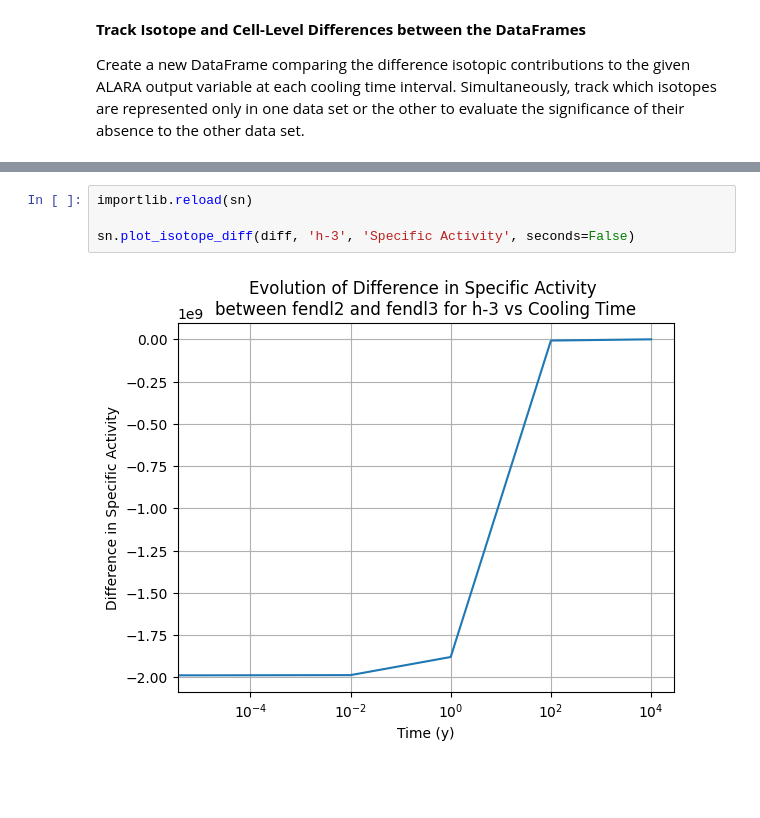
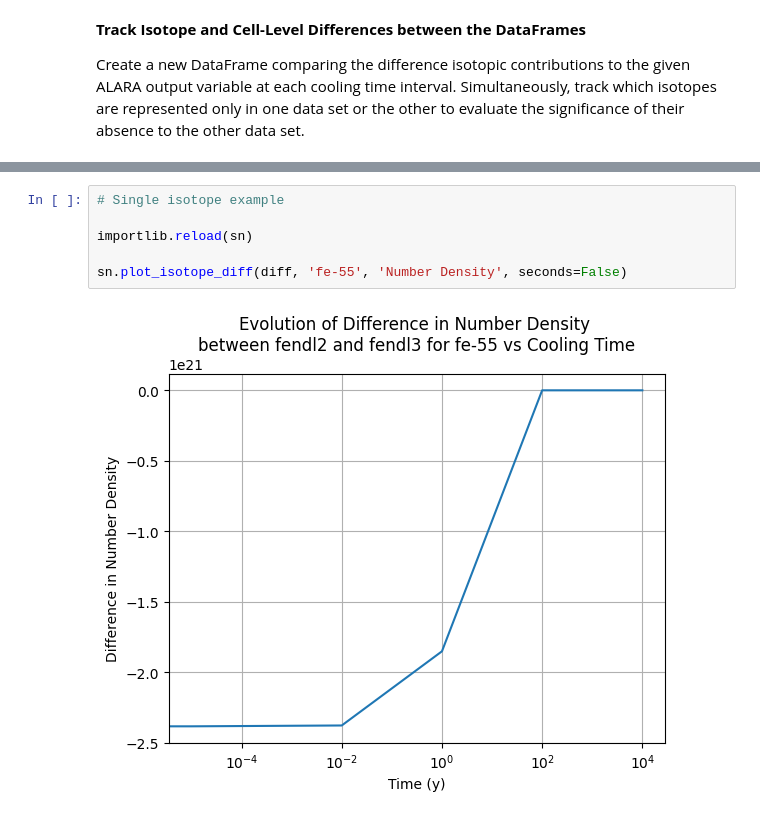
Before and after one commit to svalinn/ALARA, a Jupyter notebook: tools/single_nuc_notebook.ipynb, the cells around one changed output, grey strips where cells are left out. Drawn from its saved outputs; the diff is of its cells as text; blank space fills up the shorter version.

```diff
--- a/tools/single_nuc_notebook.ipynb
+++ b/tools/single_nuc_notebook.ipynb
@@ -183,7 +191,9 @@ unique_isotopes['fendl2']['h-3']
-# %%
-importlib.reload(sn)
-
-sn.plot_isotope_diff(diff, 'h-3', 'Specific Activity', seconds=False)
-# %% [output]
-[figure, removed]
+# %%
+# Single isotope example
+
+importlib.reload(sn)
+
+sn.plot_isotope_diff(diff, 'fe-55', 'Number Density', seconds=False)
+# %% [output]
+[figure, added]
 # %%
```
Also changed, not shown: parts of 10 cells of this notebook, 1 other file.
